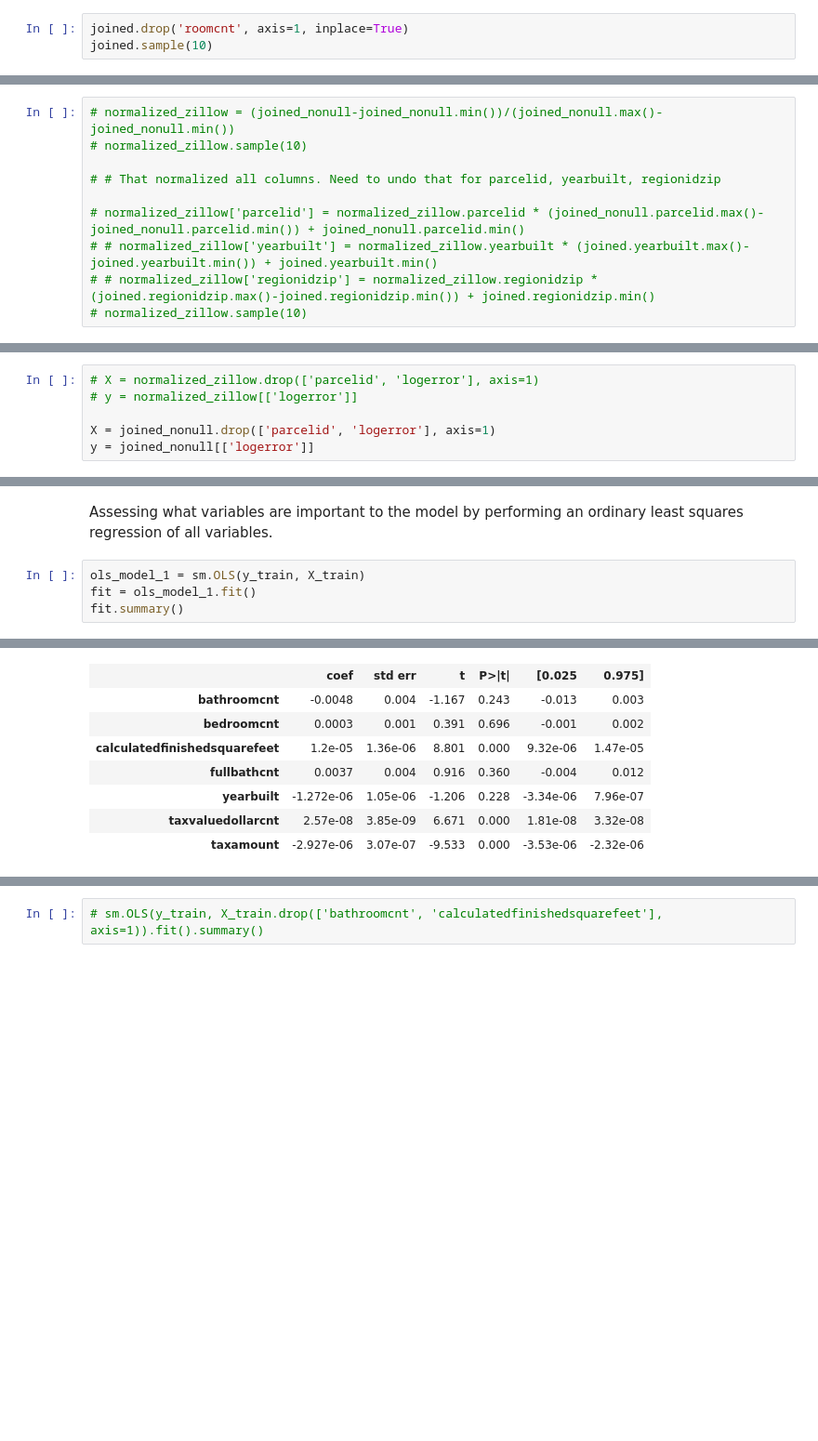
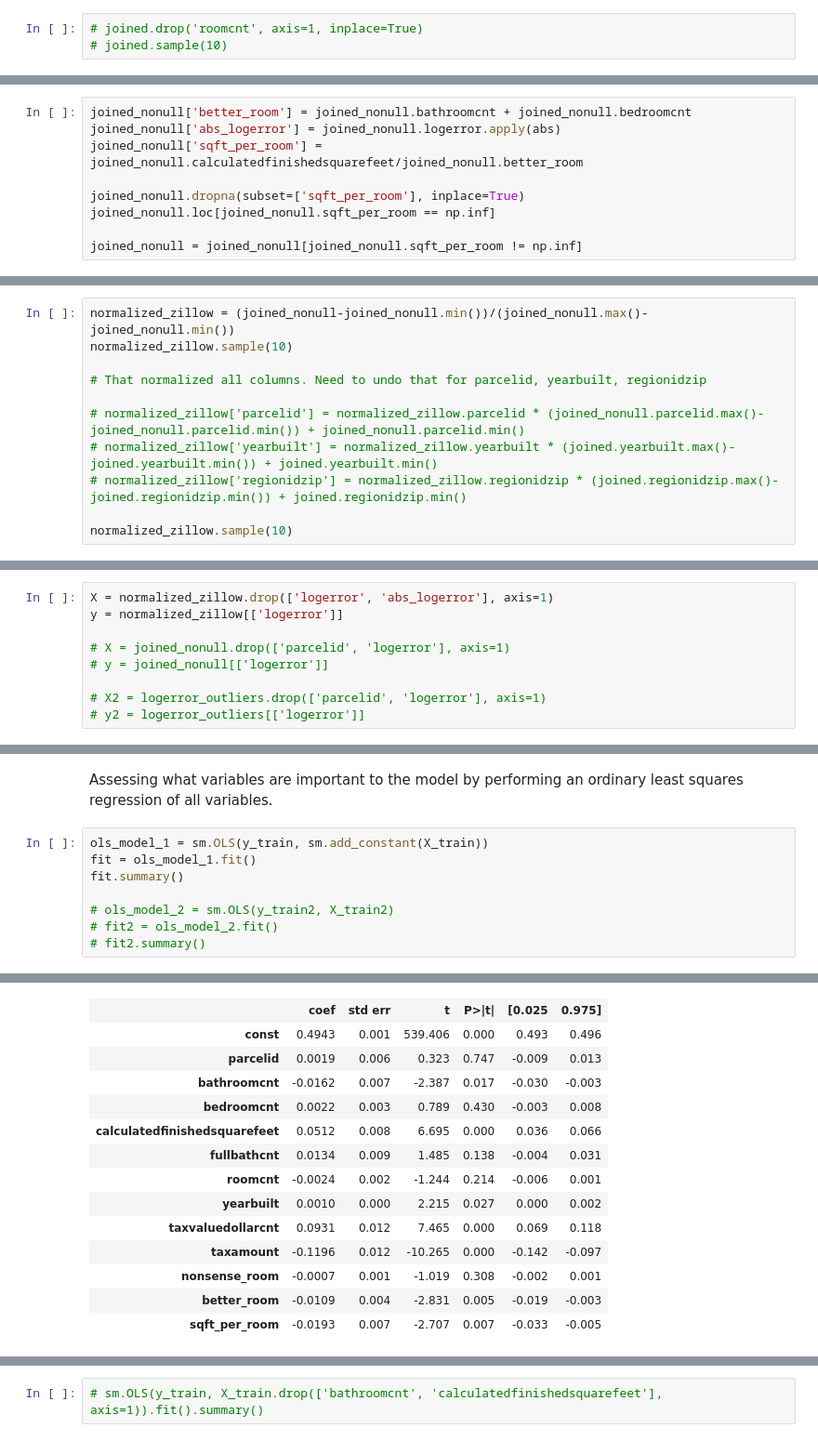
Before and after one commit to matthewzapata/codeup-ds-projects, a Jupyter notebook: regression-project/Regression_Proj_MatthewZapata.ipynb, the cells around one changed output, grey strips where cells are left out. Shown at 93% size. Cells and saved outputs as stored; diff of their text form; blank space fills up the shorter version.

```diff
--- a/regression-project/Regression_Proj_MatthewZapata.ipynb
+++ b/regression-project/Regression_Proj_MatthewZapata.ipynb
@@ -288,5 +300,5 @@ Handling properties with null values for `calculatedfinishedsquarefeet`. If `roo
 # %% [markdown]
 Decision needs to be made to keep `roomcnt` or drop the column. Looking at some random rows, `roomcnt` in general is the sum of `bedroomcnt` and `bathroomcnt`. This means that we'll still be capturing some of that information through those variables. We will drop `roomcnt`.
 # %%
-joined.drop('roomcnt', axis=1, inplace=True)
-joined.sample(10)
+# joined.drop('roomcnt', axis=1, inplace=True)
+# joined.sample(10)
@@ -479 +491,10 @@ logerror                        89349
 dtype: int64
+# %%
+joined_nonull['better_room'] = joined_nonull.bathroomcnt + joined_nonull.bedroomcnt
+joined_nonull['abs_logerror'] = joined_nonull.logerror.apply(abs)
+joined_nonull['sqft_per_room'] = joined_nonull.calculatedfinishedsquarefeet/joined_nonull.better_room
+
+joined_nonull.dropna(subset=['sqft_per_room'], inplace=True)
+joined_nonull.loc[joined_nonull.sqft_per_room == np.inf]
+
+joined_nonull = joined_nonull[joined_nonull.sqft_per_room != np.inf]
@@ -552,10 +624,11 @@ Attempting to apply min-max normalization to the DataFrame.
 # %%
-# normalized_zillow = (joined_nonull-joined_nonull.min())/(joined_nonull.max()-joined_nonull.min())
-# normalized_zillow.sample(10)
+normalized_zillow = (joined_nonull-joined_nonull.min())/(joined_nonull.max()-joined_nonull.min())
+normalized_zillow.sample(10)
 
-# # That normalized all columns. Need to undo that for parcelid, yearbuilt, regionidzip
+# That normalized all columns. Need to undo that for parcelid, yearbuilt, regionidzip
 
 # normalized_zillow['parcelid'] = normalized_zillow.parcelid * (joined_nonull.parcelid.max()-joined_nonull.parcelid.min()) + joined_nonull.parcelid.min()
-# # normalized_zillow['yearbuilt'] = normalized_zillow.yearbuilt * (joined.yearbuilt.max()-joined.yearbuilt.min()) + joined.yearbuilt.min()
-# # normalized_zillow['regionidzip'] = normalized_zillow.regionidzip * (joined.regionidzip.max()-joined.regionidzip.min()) + joined.regionidzip.min()
-# normalized_zillow.sample(10)
+# normalized_zillow['yearbuilt'] = normalized_zillow.yearbuilt * (joined.yearbuilt.max()-joined.yearbuilt.min()) + joined.yearbuilt.min()
+# normalized_zillow['regionidzip'] = normalized_zillow.regionidzip * (joined.regionidzip.max()-joined.regionidzip.min()) + joined.regionidzip.min()
+
+normalized_zillow.sample(10)
@@ -603,10 +705,13 @@ joined_nonull.loc[joined_nonull.taxamount <= 65090].describe()
 # %% [markdown]
 Splitting the data into separate train and test sets.
 # %%
-# X = normalized_zillow.drop(['parcelid', 'logerror'], axis=1)
-# y = normalized_zillow[['logerror']]
+X = normalized_zillow.drop(['logerror', 'abs_logerror'], axis=1)
+y = normalized_zillow[['logerror']]
 
-X = joined_nonull.drop(['parcelid', 'logerror'], axis=1)
-y = joined_nonull[['logerror']]
+# X = joined_nonull.drop(['parcelid', 'logerror'], axis=1)
+# y = joined_nonull[['logerror']]
+
+# X2 = logerror_outliers.drop(['parcelid', 'logerror'], axis=1)
+# y2 = logerror_outliers[['logerror']]
 # %%
 X_train, X_test, y_train, y_test = train_test_split(X, y, train_size=.60)
@@ -757,8 +884,12 @@ joined_nonull.describe()
 # %% [markdown]
 Assessing what variables are important to the model by performing an ordinary least squares regression of all variables.
 # %%
-ols_model_1 = sm.OLS(y_train, X_train)
+ols_model_1 = sm.OLS(y_train, sm.add_constant(X_train))
 fit = ols_model_1.fit()
 fit.summary()
+
+# ols_model_2 = sm.OLS(y_train2, X_train2)
+# fit2 = ols_model_2.fit()
+# fit2.summary()
 # %% [output]
 OLS Regression Results
@@ -773,9 +904,15 @@ OLS Regression Results
 | Covariance Type: | nonrobust |  |  |
 |  | coef | std err | t | P>|t| | [0.025 | 0.975] |
-| bathroomcnt | -0.0048 | 0.004 | -1.167 | 0.243 | -0.013 | 0.003 |
-| bedroomcnt | 0.0003 | 0.001 | 0.391 | 0.696 | -0.001 | 0.002 |
-| calculatedfinishedsquarefeet | 1.2e-05 | 1.36e-06 | 8.801 | 0.000 | 9.32e-06 | 1.47e-05 |
-| fullbathcnt | 0.0037 | 0.004 | 0.916 | 0.360 | -0.004 | 0.012 |
-| yearbuilt | -1.272e-06 | 1.05e-06 | -1.206 | 0.228 | -3.34e-06 | 7.96e-07 |
-| taxvaluedollarcnt | 2.57e-08 | 3.85e-09 | 6.671 | 0.000 | 1.81e-08 | 3.32e-08 |
-| taxamount | -2.927e-06 | 3.07e-07 | -9.533 | 0.000 | -3.53e-06 | -2.32e-06 |
+| const | 0.4943 | 0.001 | 539.406 | 0.000 | 0.493 | 0.496 |
+| parcelid | 0.0019 | 0.006 | 0.323 | 0.747 | -0.009 | 0.013 |
+| bathroomcnt | -0.0162 | 0.007 | -2.387 | 0.017 | -0.030 | -0.003 |
+| bedroomcnt | 0.0022 | 0.003 | 0.789 | 0.430 | -0.003 | 0.008 |
+| calculatedfinishedsquarefeet | 0.0512 | 0.008 | 6.695 | 0.000 | 0.036 | 0.066 |
+| fullbathcnt | 0.0134 | 0.009 | 1.485 | 0.138 | -0.004 | 0.031 |
+| roomcnt | -0.0024 | 0.002 | -1.244 | 0.214 | -0.006 | 0.001 |
+| yearbuilt | 0.0010 | 0.000 | 2.215 | 0.027 | 0.000 | 0.002 |
+| taxvaluedollarcnt | 0.0931 | 0.012 | 7.465 | 0.000 | 0.069 | 0.118 |
+| taxamount | -0.1196 | 0.012 | -10.265 | 0.000 | -0.142 | -0.097 |
+| nonsense_room | -0.0007 | 0.001 | -1.019 | 0.308 | -0.002 | 0.001 |
+| better_room | -0.0109 | 0.004 | -2.831 | 0.005 | -0.019 | -0.003 |
+| sqft_per_room | -0.0193 | 0.007 | -2.707 | 0.007 | -0.033 | -0.005 |
```
Also changed, not shown: parts of 66 cells of this notebook.
